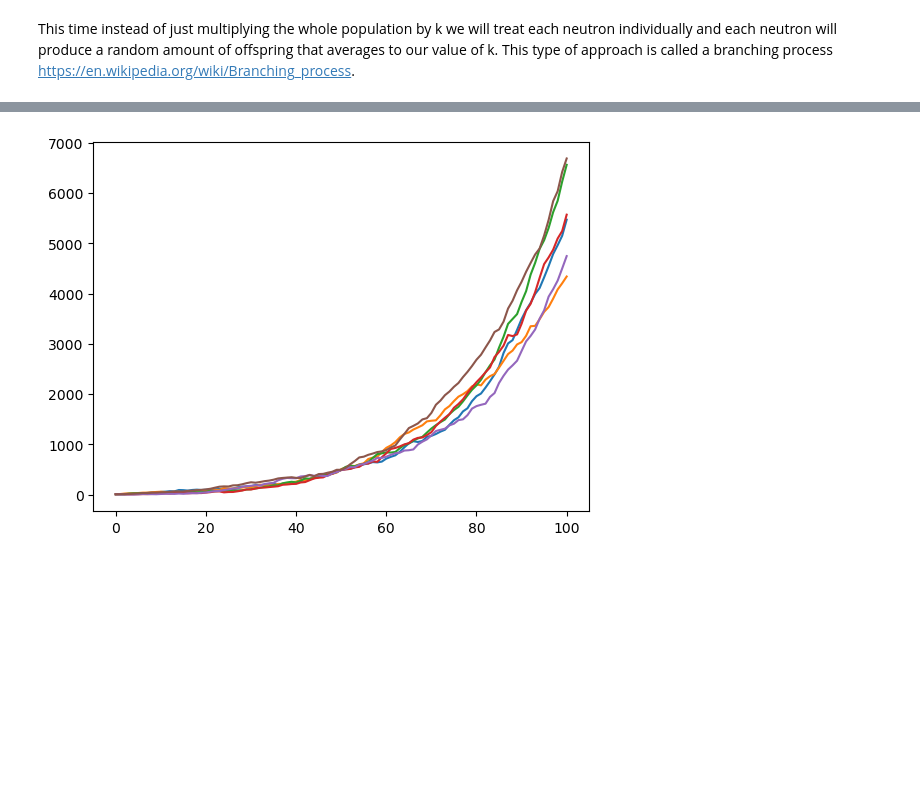
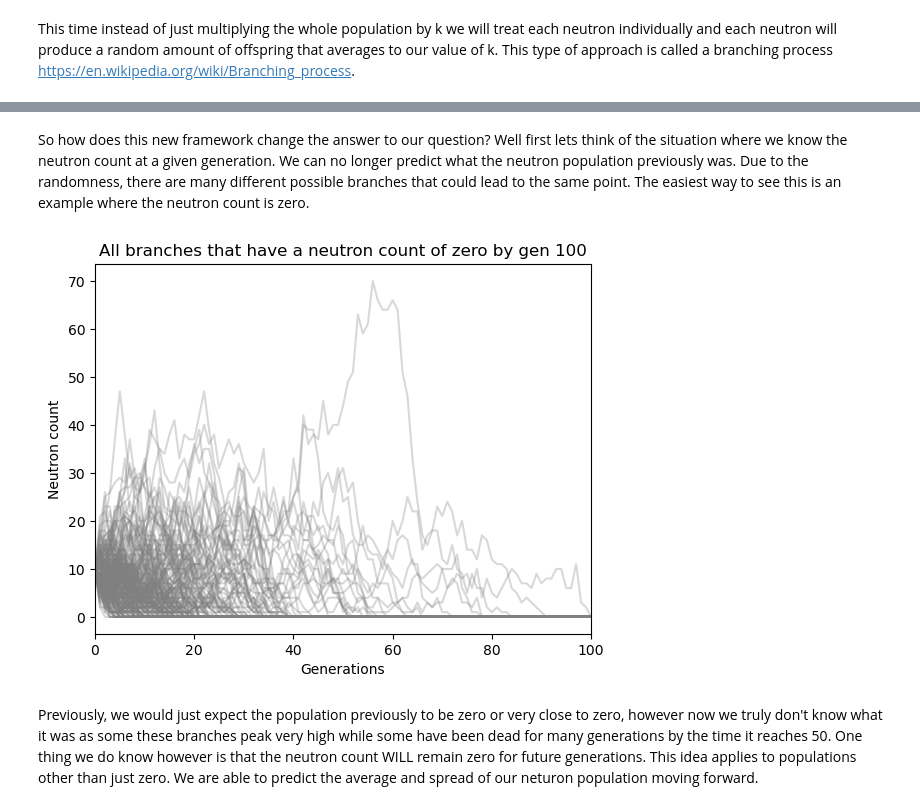
Before and after one commit to Levente55/Group-1, a Jupyter notebook: Finalproject.ipynb, the cells around one changed output, grey strips where cells are left out. Saved outputs shown, nothing was run; the diff lists cells and outputs as text; code cells hidden in the pictures; blank space fills up the shorter version.

```diff
--- a/Finalproject.ipynb
+++ b/Finalproject.ipynb
@@ -96,14 +96,22 @@ plt.show()
+# %% [markdown]
+So how does this new framework change the answer to our question? Well first lets think of the situation where we know the neutron count at a given generation. We can no longer predict what the neutron population previously was. Due to the randomness, there are many different possible branches that could lead to the same point. The easiest way to see this is an example where the neutron count is zero.
 # %%
-gk=50
+gk=100
 j=np.random.randint(0,200)
-radius=500
-unc=10
+radius=0
+unc=0
 pointruns=[]
 for i in range(trials):
     if abs(radius-runs[i][gk])<=unc:
         pointruns.append(runs[i])
+for i in range(len(pointruns)):
+    plt.plot(gen,pointruns[i],alpha=.3,color="gray")
+plt.xlabel("Generations")
+plt.ylabel("Neutron count")
+plt.title("All branches that have a neutron count of zero by gen 100")
+plt.xlim(0,100)
+plt.show()
+# %% [output]
+[figure, added]
-# %%
-for i in range(len(pointruns)):
-    plt.plot(gen,pointruns[i])
-# %% [output]
-[figure, removed]
+# %% [markdown]
+Previously, we would just expect the population previously to be zero or very close to zero, however now we truly don't know what it was as some these branches peak very high while some have been dead for many generations by the time it reaches 50. One thing we do know however is that the neutron count WILL remain zero for future generations. This idea applies to populations other than just zero. We are able to predict the average and spread of our neturon population moving forward.
```
Also changed, not shown: parts of 2 cells of this notebook.
